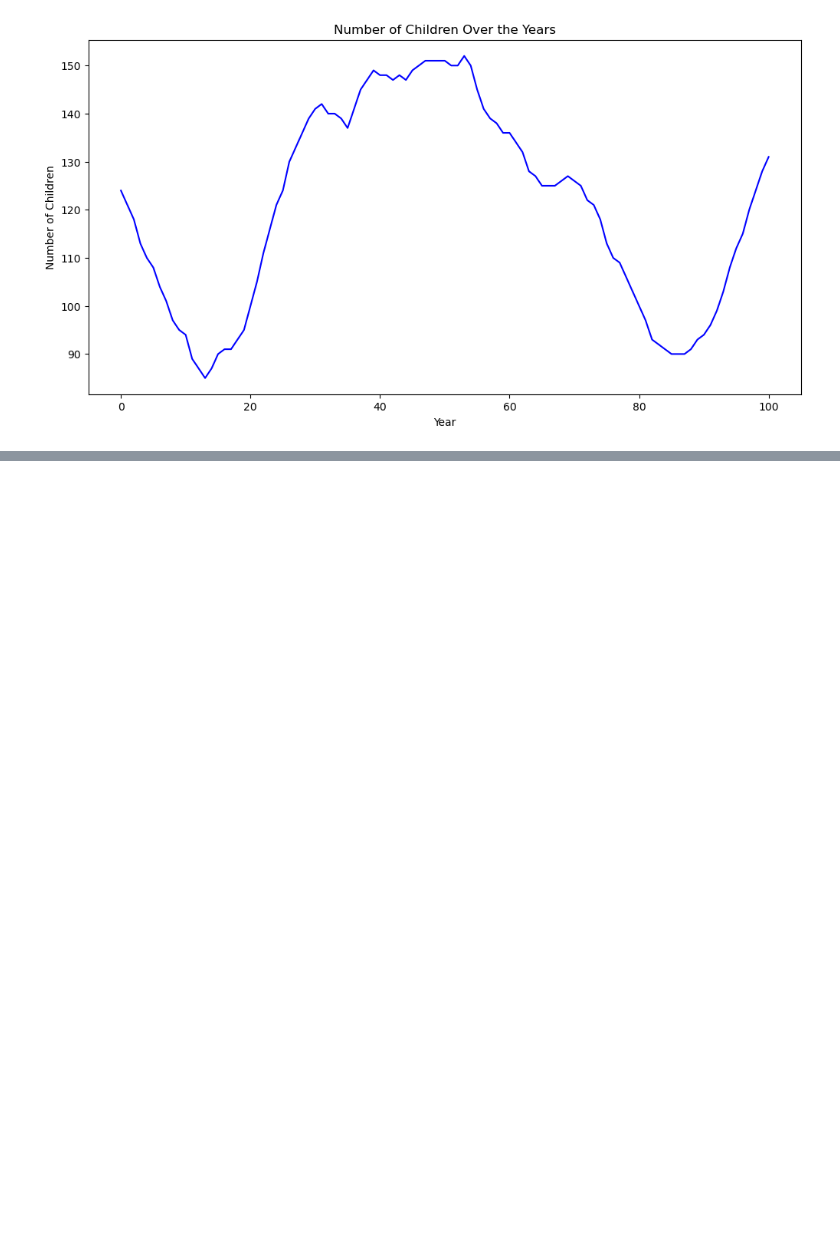
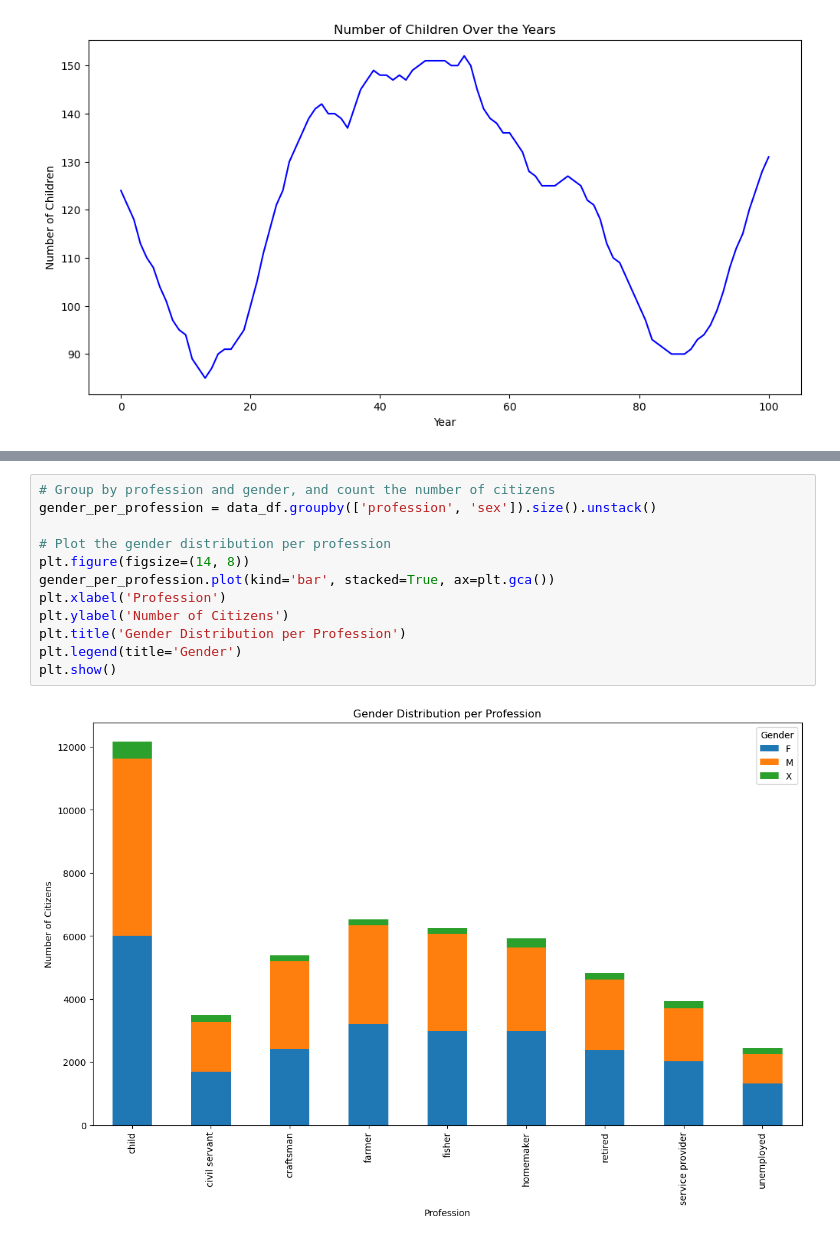
Before and after one commit to merijnvervoorn/islandtm, a Jupyter notebook: visualisation.ipynb, the cells around one changed output, grey strips where cells are left out. Drawn from its saved outputs; the diff is of its cells as text; blank space fills up the shorter version.

```diff
--- a/visualisation.ipynb
+++ b/visualisation.ipynb
@@ -118,0 +167,14 @@ plt.show()
+# %%
+# Group by profession and gender, and count the number of citizens
+gender_per_profession = data_df.groupby(['profession', 'sex']).size().unstack()
+
+# Plot the gender distribution per profession
+plt.figure(figsize=(14, 8))
+gender_per_profession.plot(kind='bar', stacked=True, ax=plt.gca())
+plt.xlabel('Profession')
+plt.ylabel('Number of Citizens')
+plt.title('Gender Distribution per Profession')
+plt.legend(title='Gender')
+plt.show()
+# %% [output]
+[figure, added]
```
Also changed, not shown: parts of 2 cells of this notebook.
